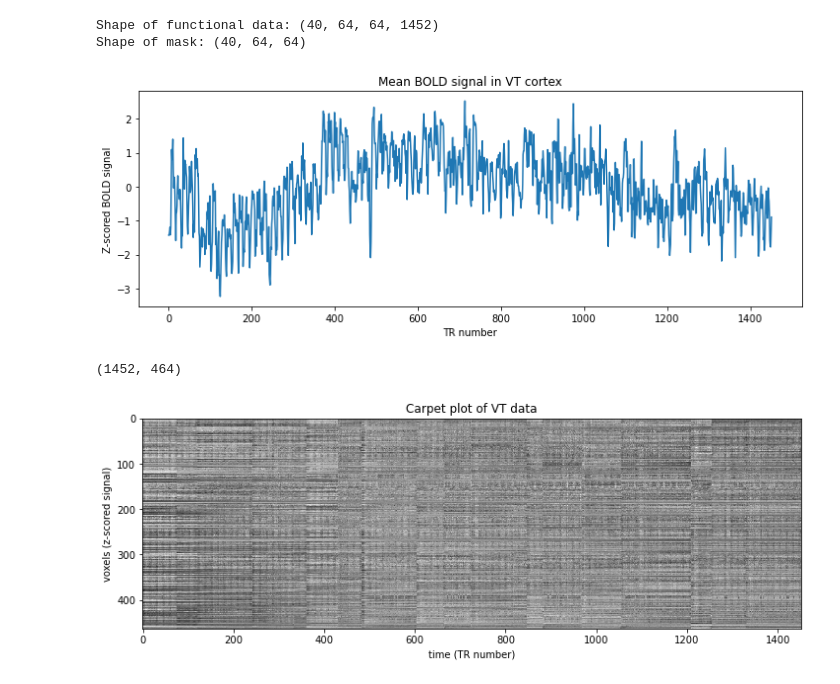
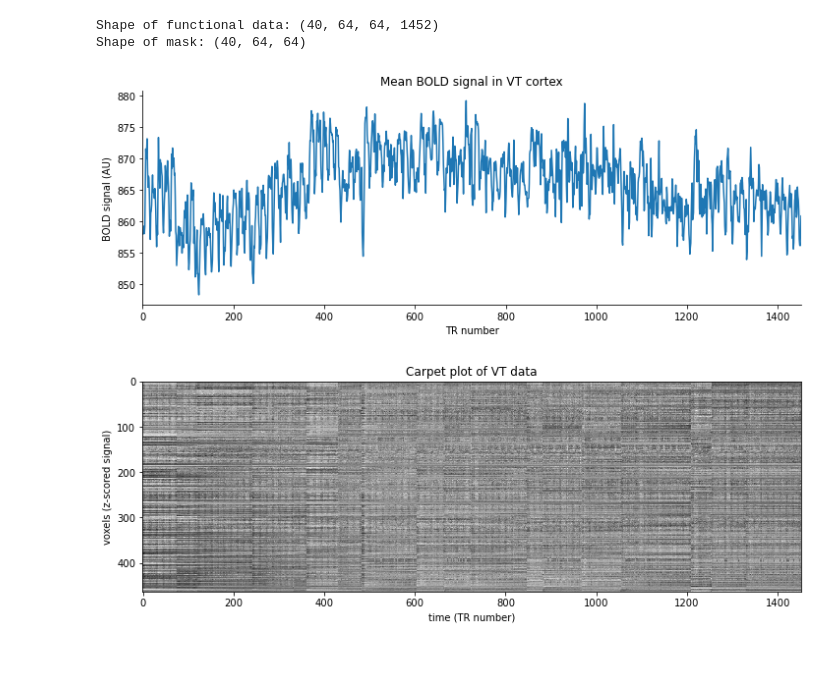
Before and after one commit to jye6680/psets, a Jupyter notebook: fmri-ps1/KarenChristianson-fmri-ps1-exercises.ipynb, the cells around one changed output. Cells and saved outputs as stored; diff of their text form; code cells hidden in the pictures; blank space fills up the shorter version.

```diff
--- a/fmri-ps1/KarenChristianson-fmri-ps1-exercises.ipynb
+++ b/fmri-ps1/KarenChristianson-fmri-ps1-exercises.ipynb
@@ -94,28 +89,23 @@ Shape of functional data: (40, 64, 64, 1452)
 Shape of mask: (40, 64, 64)
 # %%
 # Plot the mean time series in VT cortex here:
+
 from nilearn.masking import apply_mask
-from scipy.stats import zscore
 
-# apply mask to functional data: array of EPI time series for VT only
+# apply mask to functional data: array of EPI time series for VT voxels only
 VT_only = apply_mask(haxby_dataset.func[0], haxby_dataset.mask_vt[0])
-# this also works: VT_subset = func[mask_vt].T
-# np.array_equal(VT_only,VT_subset)
 
 # plot mean time series in VT
-VT_ts_z = zscore(np.mean(VT_only, axis = 1))
+VT_mean = np.mean(VT_only, axis = 1)
 
 fig, ax = plt.subplots(figsize=(12, 4))
-ax.plot(VT_ts_z)
+ax.plot(VT_mean)
+ax.margins(x = 0)
 ax.set_xlabel('TR number')
-ax.set_ylabel('Z-scored BOLD signal')
+ax.set_ylabel('BOLD signal (AU)')
 ax.set_title('Mean BOLD signal in VT cortex')
-plt.show()
+sns.despine()
 # %% [output]
-[figure, old version]
+[figure, new version]
-# %%
-VT_only.shape
-# %% [output]
-(1452, 464)
 # %%
 # Plot carpet plot of VT data here:
```
Also changed, not shown: parts of 18 cells of this notebook.
